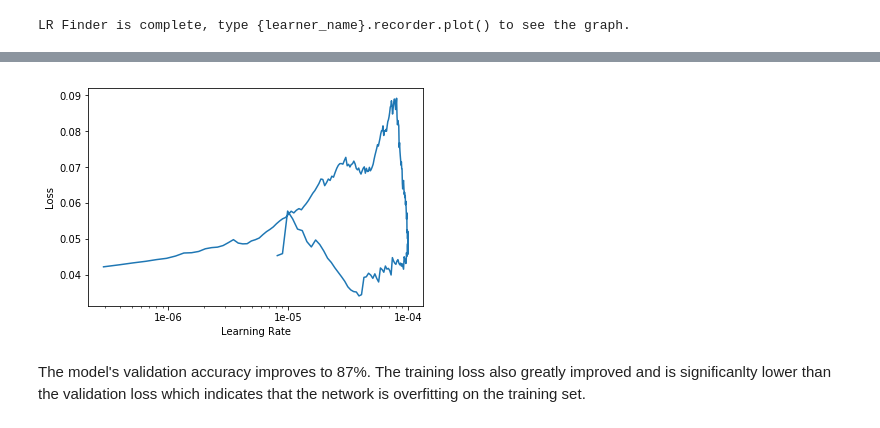
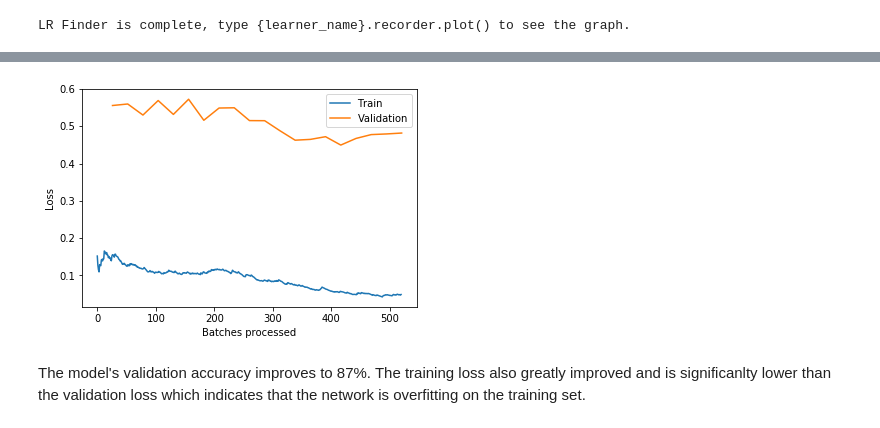
Before and after one commit to avanwyk/fastai-projects, a Jupyter notebook: antelope-image-classification/african_antelope_classification.ipynb, the cells around one changed output, grey strips where cells are left out. Saved outputs shown, nothing was run; the diff lists cells and outputs as text; code cells hidden in the pictures.

```diff
--- a/antelope-image-classification/african_antelope_classification.ipynb
+++ b/antelope-image-classification/african_antelope_classification.ipynb
@@ -262,6 +252,6 @@ image_data = ImageDataBunch.from_df(DATA_PATH, df, valid_pct=VALID_PCT,\
                                             bs=BATCH_SIZE).normalize(imagenet_stats)
 # %%
-learn = cnn_learner(image_data, ARCHITECTURE, metrics=[error_rate, accuracy])
+learn = cnn_learner(image_data, ARCHITECTURE, metrics=[error_rate])
 # %%
 learn.lr_find()
 learn.recorder.plot()
@@ -292,3 +284,3 @@ learn.recorder.plot()
 # %%
-learn.fit_one_cycle(5, max_lr=1e-4)
+learn.fit_one_cycle(5, max_lr=7e-5)
 # %% [output]
@@ -312,2 +293,0 @@ KeyboardInterrupt:
-# %%
-learn.fit_one_cycle(20, max_lr=1e-4)
@@ -327,2 +294,4 @@ Total time: 01:24
 # %%
 learn.save('stage-2-a')
+# %%
+learn.fit_one_cycle(20, max_lr=7e-5)
@@ -329,7 +319,7 @@ learn.save('stage-2-a')
 # %%
-learn.recorder.plot()
+learn.recorder.plot_losses()
 # %% [output]
-[figure, old version]
+[figure, new version]
 # %% [markdown]
 The model's validation accuracy improves to 87%. The training loss also greatly improved and is significanlty lower than the validation loss which indicates that the network is overfitting on the training set.
 # %% [markdown]
```
Also changed, not shown: parts of 51 cells of this notebook.
